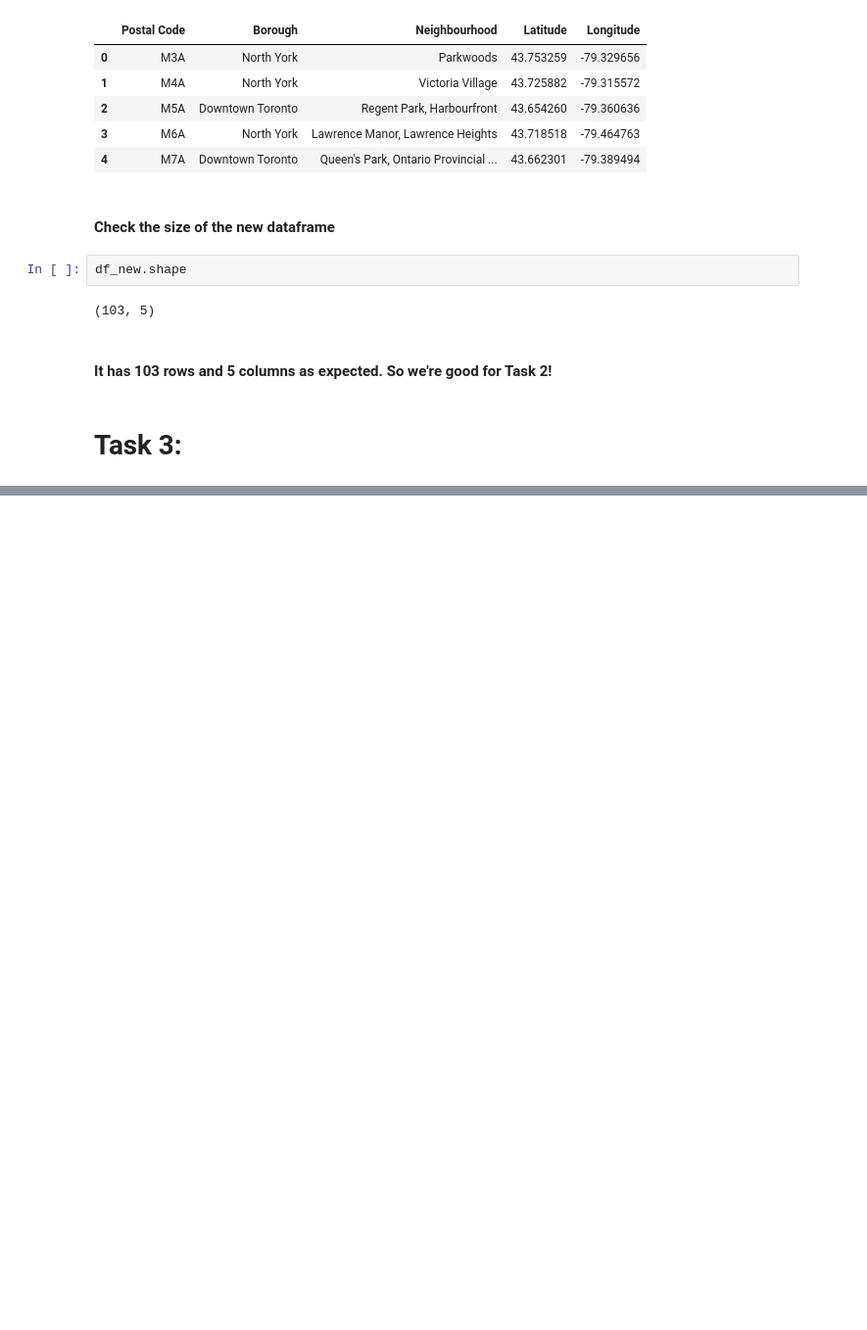
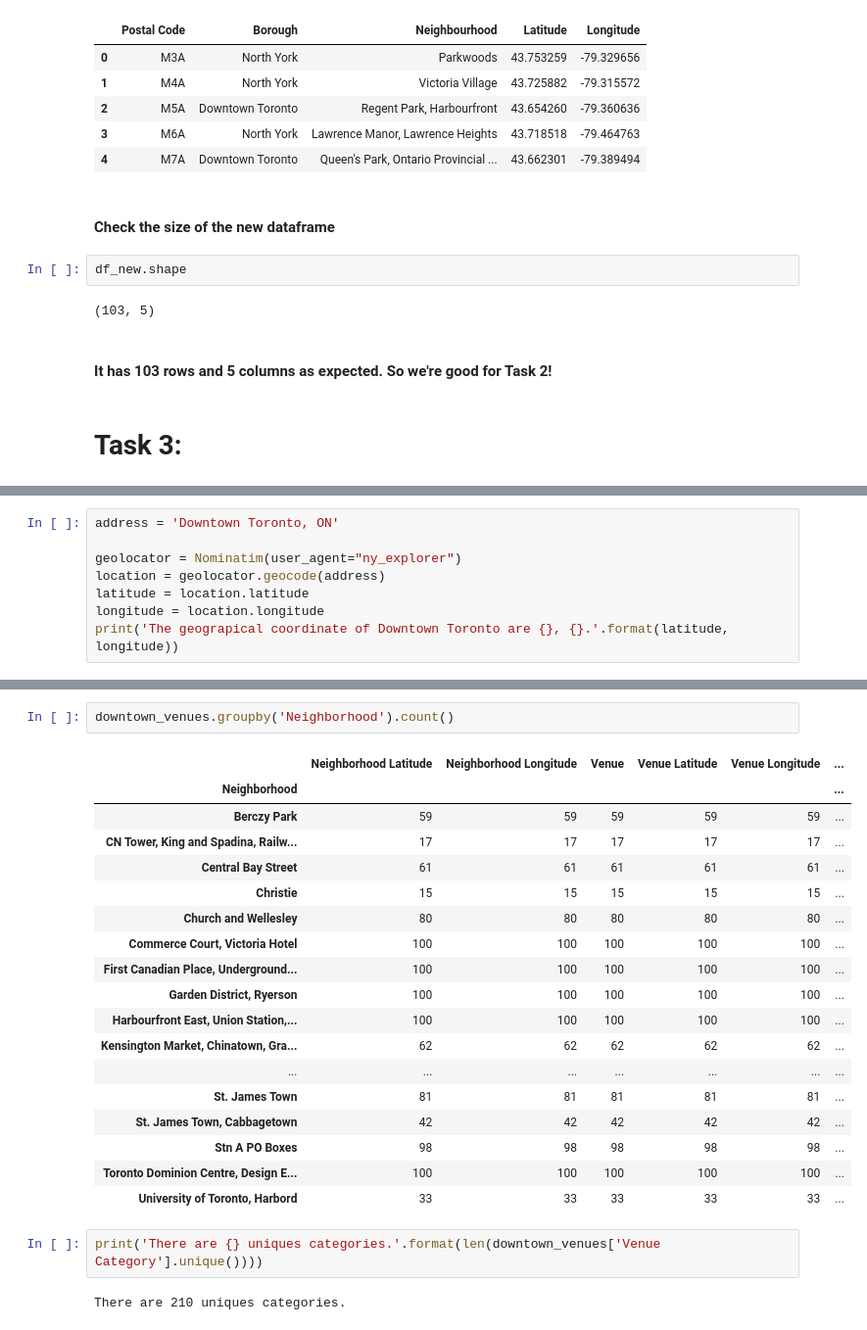
Before and after one commit to uclinux83/Coursera_Capstone, a Jupyter notebook: Week3Assignment.ipynb, the cells around one changed output, grey strips where cells are left out. Shown: that part at 98% size. Cells and saved outputs as stored; diff of their text form; blank space fills up the shorter version.

```diff
--- a/Week3Assignment.ipynb
+++ b/Week3Assignment.ipynb
@@ -108,0 +199,8 @@ df_new.shape
+# %%
+address = 'Downtown Toronto, ON'
+
+geolocator = Nominatim(user_agent="ny_explorer")
+location = geolocator.geocode(address)
+latitude = location.latitude
+longitude = location.longitude
+print('The geograpical coordinate of Downtown Toronto are {}, {}.'.format(latitude, longitude))
@@ -108,0 +316,25 @@ df_new.shape
+# %%
+downtown_venues.groupby('Neighborhood').count()
+# %% [output]
+|  | Neighborhood Latitude | Neighborhood Longitude | Venue | Venue Latitude | Venue Longitude | ... |
+| Neighborhood |  |  |  |  |  | ... |
+| Berczy Park | 59 | 59 | 59 | 59 | 59 | ... |
+| CN Tower, King and Spadina, Railw... | 17 | 17 | 17 | 17 | 17 | ... |
+| Central Bay Street | 61 | 61 | 61 | 61 | 61 | ... |
+| Christie | 15 | 15 | 15 | 15 | 15 | ... |
+| Church and Wellesley | 80 | 80 | 80 | 80 | 80 | ... |
+| Commerce Court, Victoria Hotel | 100 | 100 | 100 | 100 | 100 | ... |
+| First Canadian Place, Underground... | 100 | 100 | 100 | 100 | 100 | ... |
+| Garden District, Ryerson | 100 | 100 | 100 | 100 | 100 | ... |
+| Harbourfront East, Union Station,... | 100 | 100 | 100 | 100 | 100 | ... |
+| Kensington Market, Chinatown, Gra... | 62 | 62 | 62 | 62 | 62 | ... |
+| ... | ... | ... | ... | ... | ... | ... |
+| St. James Town | 81 | 81 | 81 | 81 | 81 | ... |
+| St. James Town, Cabbagetown | 42 | 42 | 42 | 42 | 42 | ... |
+| Stn A PO Boxes | 98 | 98 | 98 | 98 | 98 | ... |
+| Toronto Dominion Centre, Design E... | 100 | 100 | 100 | 100 | 100 | ... |
+| University of Toronto, Harbord | 33 | 33 | 33 | 33 | 33 | ... |
+# %%
+print('There are {} uniques categories.'.format(len(downtown_venues['Venue Category'].unique())))
+# %% [output]
+There are 210 uniques categories.
```
Also changed, not shown: parts of 37 cells of this notebook.
